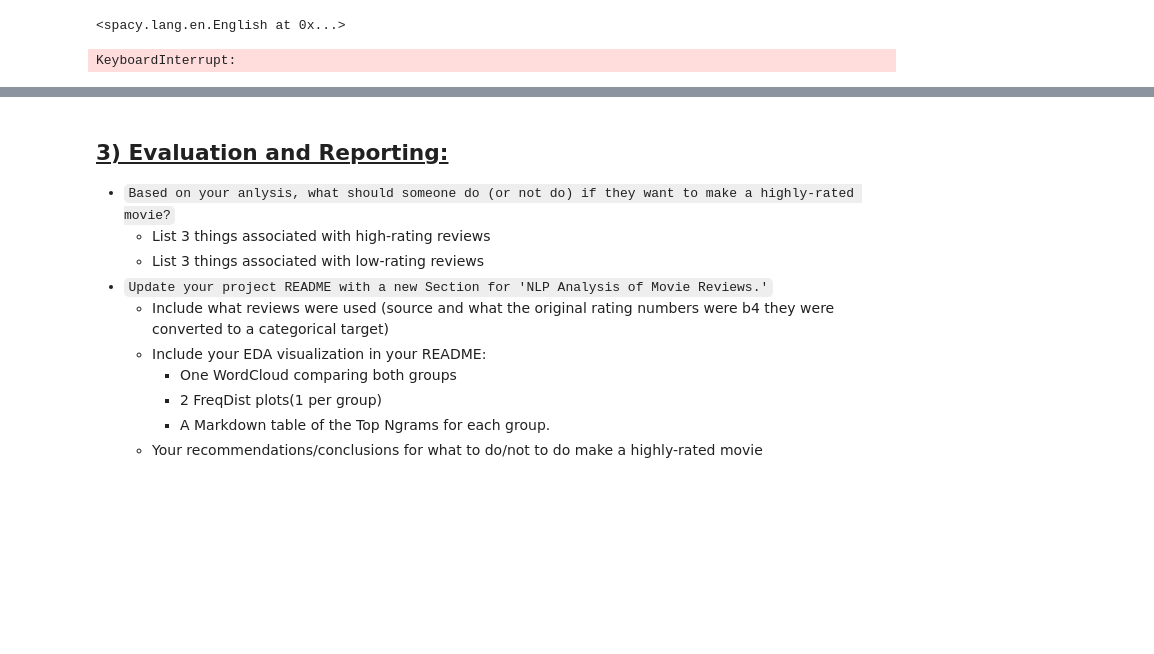
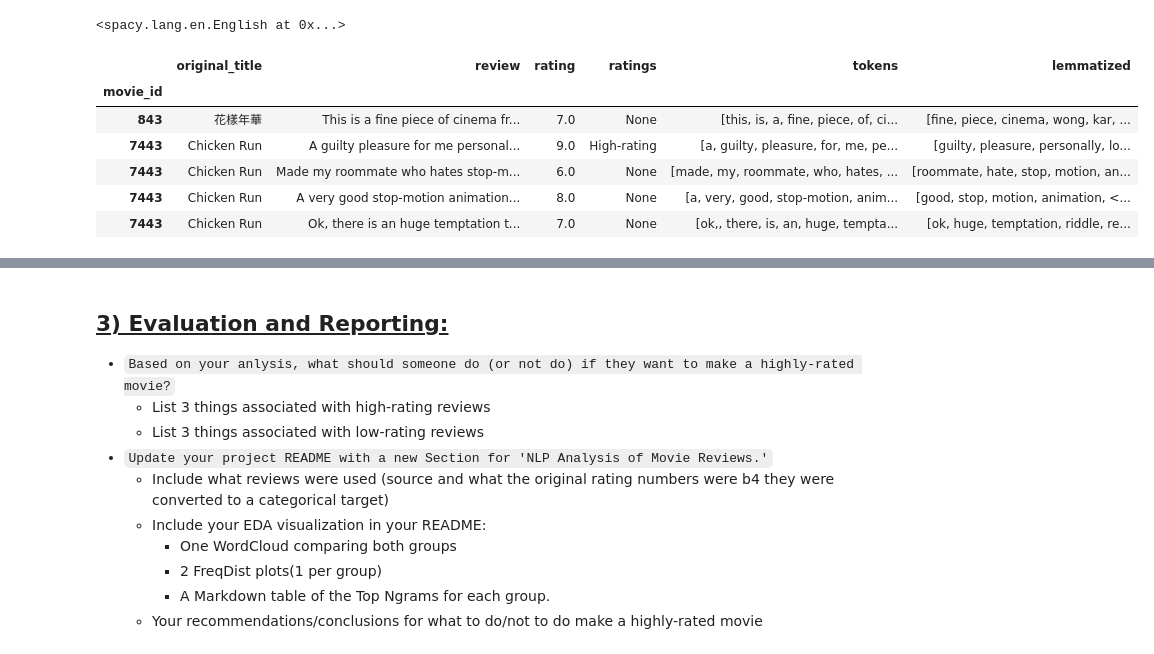
Before and after one commit to VALDE021/Data-Enrichment-Project, a Jupyter notebook: Project 2 Part 5-EricNV.ipynb, the cells around one changed output, grey strips where cells are left out. Cells and saved outputs as stored; diff of their text form; code cells hidden in the pictures; blank space fills up the shorter version.

```diff
--- a/Project 2 Part 5-EricNV.ipynb
+++ b/Project 2 Part 5-EricNV.ipynb
@@ -400,10 +508,16 @@ nlp_lite
 <spacy.lang.en.English at 0x...>
 # %%
 # Lemmatization
-df['lemmatized'] = batch_preprocess_texts(df['review'], nlp=nlp_lite,use_lemmas=True)
-df.head()
+movie_reviews['lemmatized'] = batch_preprocess_texts(movie_reviews['review'], nlp=nlp_lite,use_lemmas=True)
+movie_reviews.head()
 # %% [output]
-KeyboardInterrupt:
+|  | original_title | review | rating | ratings | tokens | lemmatized |
+| movie_id |  |  |  |  |  |  |
+| 843 | 花樣年華 | This is a fine piece of cinema fr... | 7.0 | None | [this, is, a, fine, piece, of, ci... | [fine, piece, cinema, wong, kar, ... |
+| 7443 | Chicken Run | A guilty pleasure for me personal... | 9.0 | High-rating | [a, guilty, pleasure, for, me, pe... | [guilty, pleasure, personally, lo... |
+| 7443 | Chicken Run | Made my roommate who hates stop-m... | 6.0 | None | [made, my, roommate, who, hates, ... | [roommate, hate, stop, motion, an... |
+| 7443 | Chicken Run | A very good stop-motion animation... | 8.0 | None | [a, very, good, stop-motion, anim... | [good, stop, motion, animation, <... |
+| 7443 | Chicken Run | Ok, there is an huge temptation t... | 7.0 | None | [ok,, there, is, an, huge, tempta... | [ok, huge, temptation, riddle, re... |
 # %% [markdown]
 ## <u>2) EDA and Visualizaton:
 - `Create Word Clouds to visulize the most frequent and significant words in each group`
```
Also changed, not shown: parts of 16 cells of this notebook.
